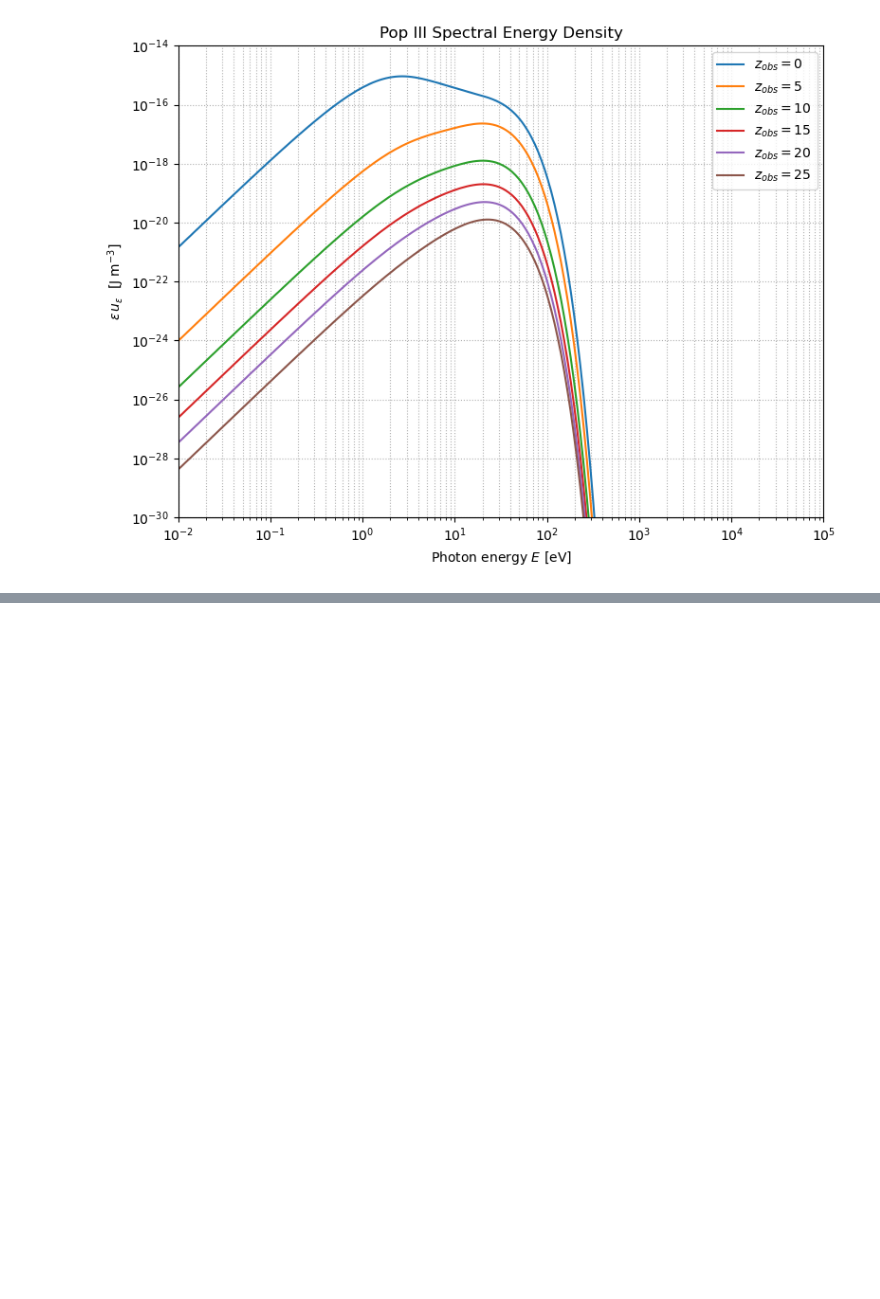
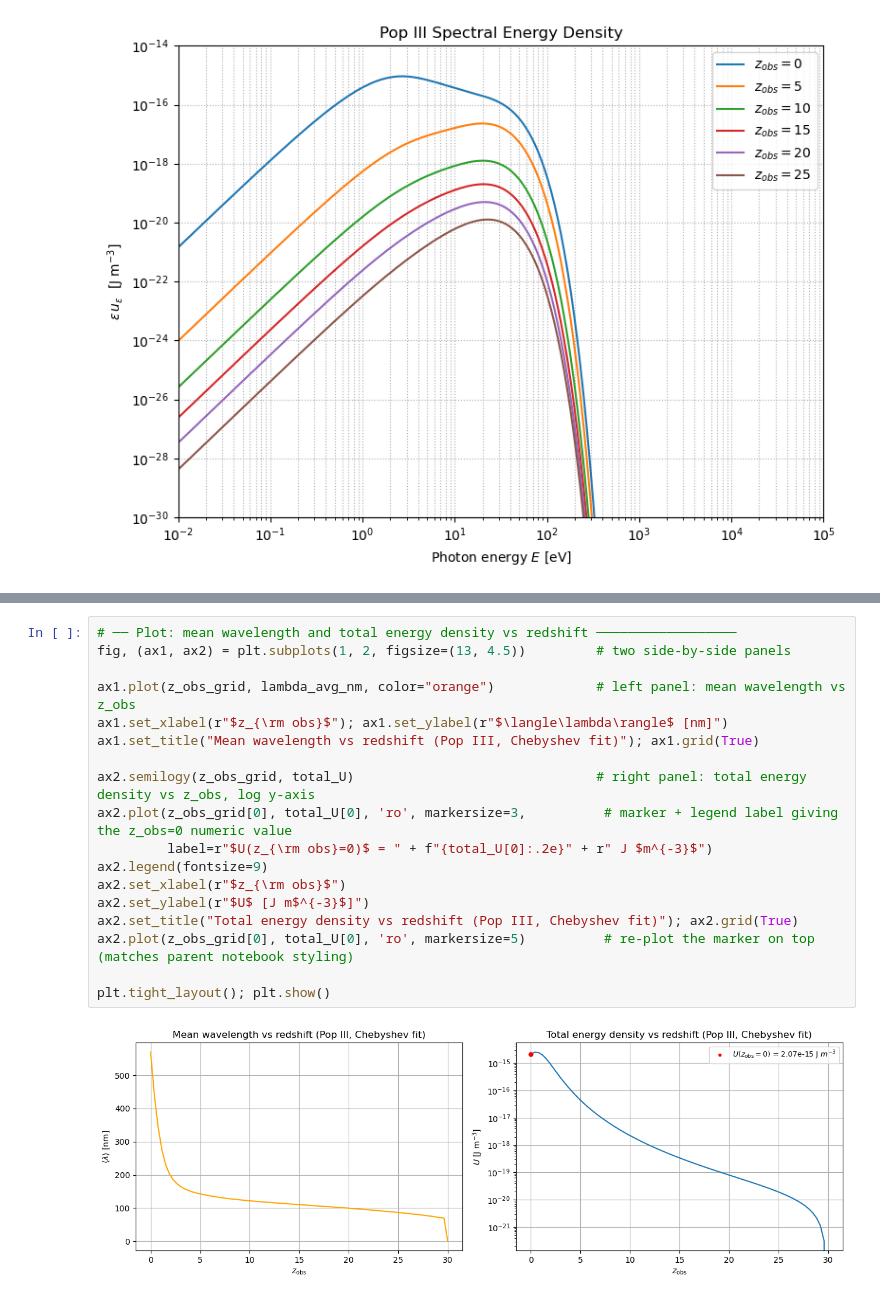
Before and after one commit to dragon0819kd-wq/popIII-project, a Jupyter notebook: popIII_summer/popIII_energy_density_summer.ipynb, the cells around one changed output, grey strips where cells are left out. Saved outputs shown, nothing was run; the diff lists cells and outputs as text; blank space fills up the shorter version.

```diff
--- a/popIII_summer/popIII_energy_density_summer.ipynb
+++ b/popIII_summer/popIII_energy_density_summer.ipynb
@@ -795,0 +806,20 @@ plt.legend(); plt.grid(True, which="both", ls=":"); plt.tight_layout(); plt.show
+# %%
+# ── Plot: mean wavelength and total energy density vs redshift ──────────────────
+fig, (ax1, ax2) = plt.subplots(1, 2, figsize=(13, 4.5))         # two side-by-side panels
+
+ax1.plot(z_obs_grid, lambda_avg_nm, color="orange")             # left panel: mean wavelength vs z_obs
+ax1.set_xlabel(r"$z_{\rm obs}$"); ax1.set_ylabel(r"$\langle\lambda\rangle$ [nm]")
+ax1.set_title("Mean wavelength vs redshift (Pop III, Chebyshev fit)"); ax1.grid(True)
+
+ax2.semilogy(z_obs_grid, total_U)                               # right panel: total energy density vs z_obs, log y-axis
+ax2.plot(z_obs_grid[0], total_U[0], 'ro', markersize=3,          # marker + legend label giving the z_obs=0 numeric value
+         label=r"$U(z_{\rm obs}=0)$ = " + f"{total_U[0]:.2e}" + r" J $m^{-3}$")
+ax2.legend(fontsize=9)
+ax2.set_xlabel(r"$z_{\rm obs}$")
+ax2.set_ylabel(r"$U$ [J m$^{-3}$]")
+ax2.set_title("Total energy density vs redshift (Pop III, Chebyshev fit)"); ax2.grid(True)
+ax2.plot(z_obs_grid[0], total_U[0], 'ro', markersize=5)          # re-plot the marker on top (matches parent notebook styling)
+
+plt.tight_layout(); plt.show()
+# %% [output]
+[figure, added]
```
Also changed, not shown: parts of 15 cells of this notebook, 6 other files.
